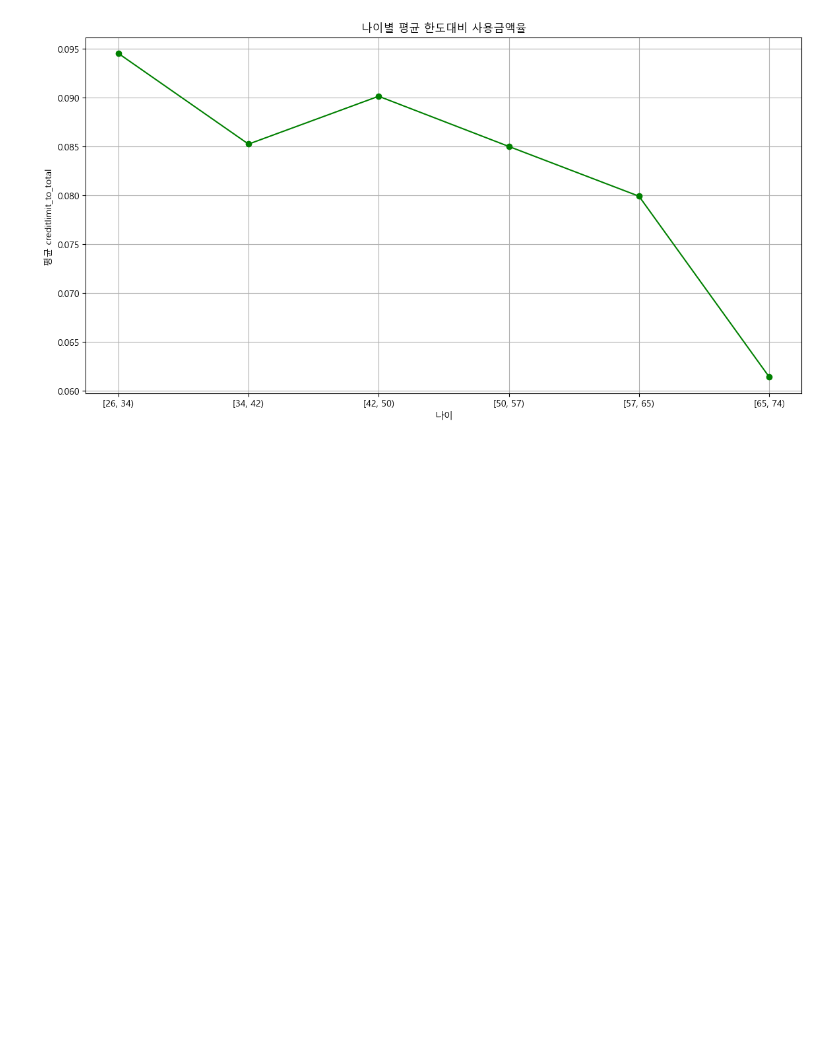
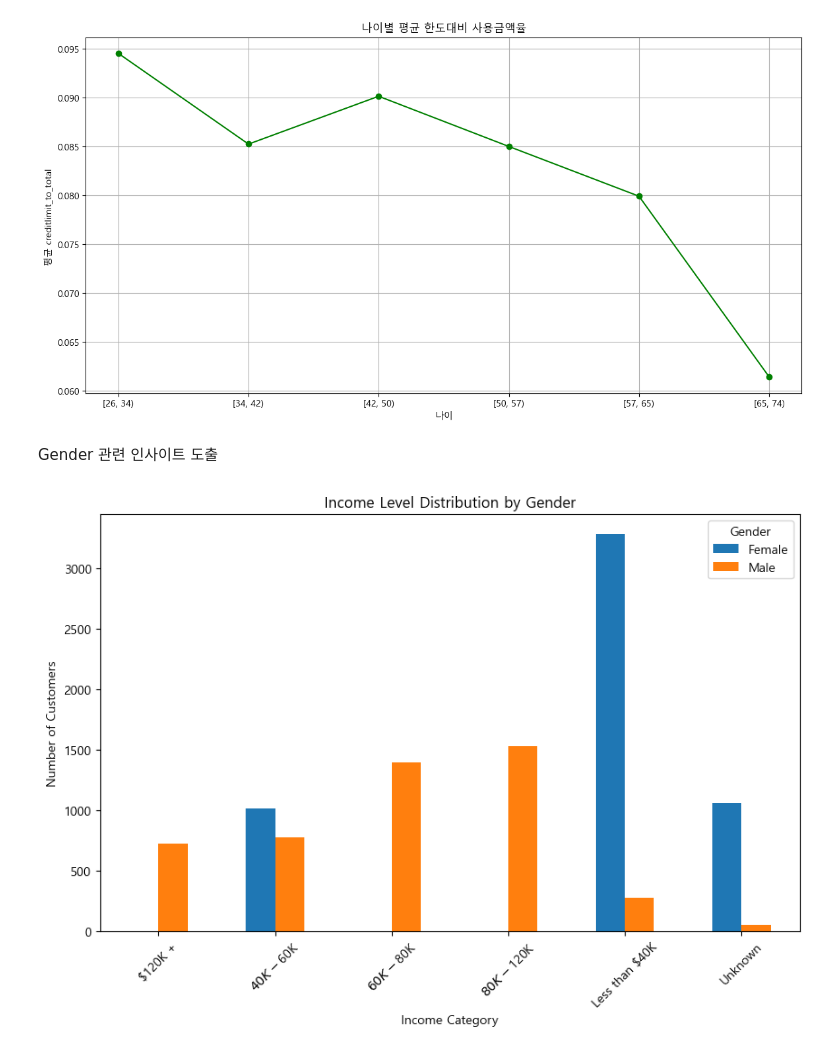
Before and after one commit to myhappydays/Programmers-Data-Analysis-2nd, a Jupyter notebook: heeryeong/bank.ipynb, the cells around one changed output. Cells and saved outputs as stored; diff of their text form; code cells hidden in the pictures; blank space fills up the shorter version.

```diff
--- a/heeryeong/bank.ipynb
+++ b/heeryeong/bank.ipynb
@@ -1207,3 +1212,21 @@ Age_Segment
 [65, 74)    0.061436
 Name: creditlimit_to_total, dtype: float64
 [figure]
+# %% [markdown]
+Gender 관련 인사이트 도출
+# %%
+
+
+# 성별과 소득 수준을 그룹화하여 분포를 계산
+income_gender_dist = data.groupby(['Income_Category', 'Gender']).size().unstack().fillna(0)
+
+# 소득 수준별 성별 분포 시각화
+income_gender_dist.plot(kind='bar',stacked=False, figsize=(10, 6))
+plt.title('Income Level Distribution by Gender')
+plt.xlabel('Income Category')
+plt.ylabel('Number of Customers')
+plt.legend(['Female', 'Male'], title='Gender')
+plt.xticks(rotation=45)
+plt.show()
+# %% [output]
+[figure, added]
```
Also changed, not shown: parts of 14 cells of this notebook.
